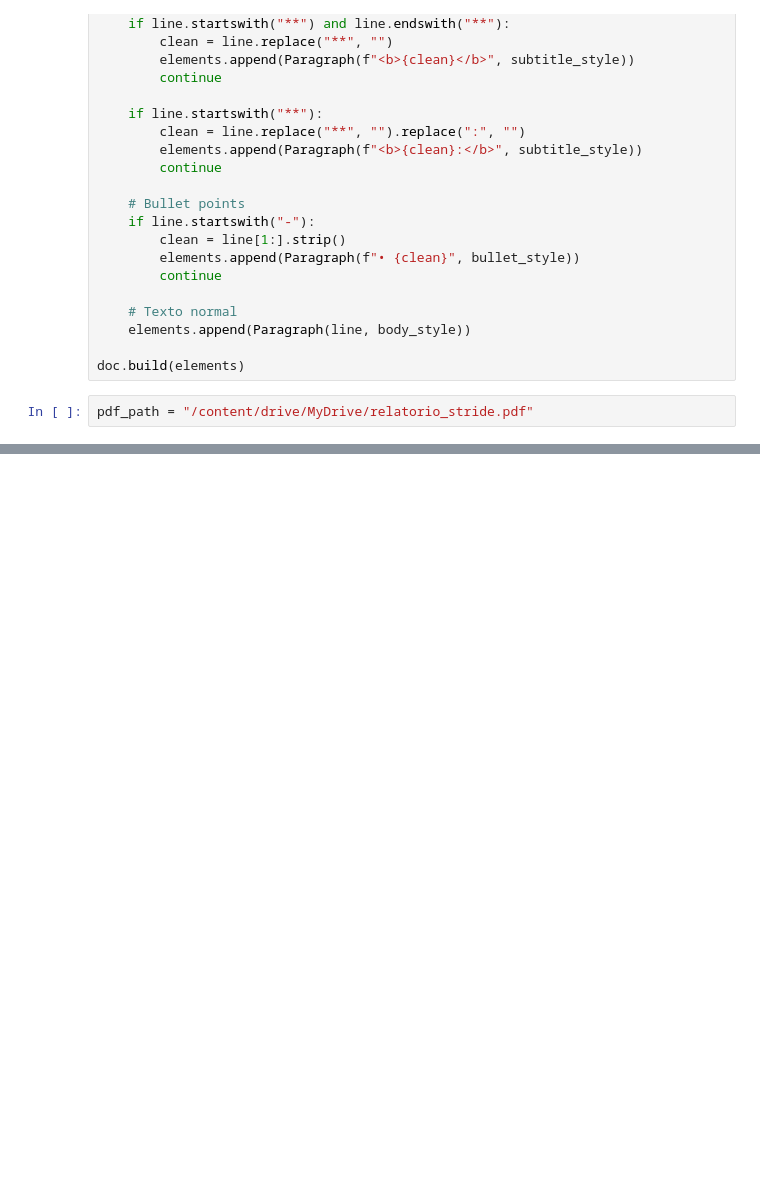
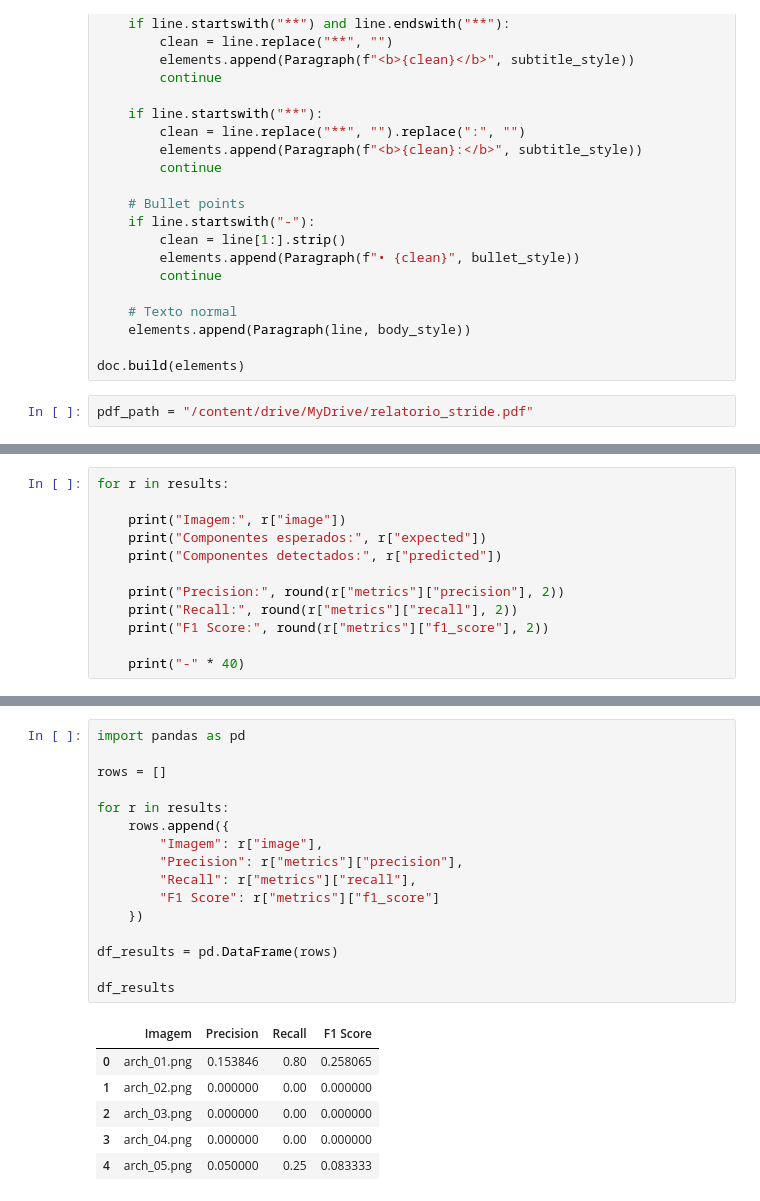
Before and after one commit to carolinampessoa/TechChallengeFase5, a Jupyter notebook: TechChallengeFase5.ipynb, the cells around one changed output, grey strips where cells are left out. Saved outputs shown, nothing was run; the diff lists cells and outputs as text; blank space fills up the shorter version.

```diff
--- a/TechChallengeFase5.ipynb
+++ b/TechChallengeFase5.ipynb
@@ -569,0 +704,12 @@ pdf_path = "/content/drive/MyDrive/relatorio_stride.pdf"
+# %%
+for r in results:
+
+    print("Imagem:", r["image"])
+    print("Componentes esperados:", r["expected"])
+    print("Componentes detectados:", r["predicted"])
+
+    print("Precision:", round(r["metrics"]["precision"], 2))
+    print("Recall:", round(r["metrics"]["recall"], 2))
+    print("F1 Score:", round(r["metrics"]["f1_score"], 2))
+
+    print("-" * 40)
@@ -570 +734,24 @@ pdf_path = "/content/drive/MyDrive/relatorio_stride.pdf"
+# %%
+import pandas as pd
+
+rows = []
+
+for r in results:
+    rows.append({
+        "Imagem": r["image"],
+        "Precision": r["metrics"]["precision"],
+        "Recall": r["metrics"]["recall"],
+        "F1 Score": r["metrics"]["f1_score"]
+    })
+
+df_results = pd.DataFrame(rows)
+
+df_results
+# %% [output]
+|  | Imagem | Precision | Recall | F1 Score |
+| 0 | arch_01.png | 0.153846 | 0.80 | 0.258065 |
+| 1 | arch_02.png | 0.000000 | 0.00 | 0.000000 |
+| 2 | arch_03.png | 0.000000 | 0.00 | 0.000000 |
+| 3 | arch_04.png | 0.000000 | 0.00 | 0.000000 |
+| 4 | arch_05.png | 0.050000 | 0.25 | 0.083333 |
 # %% [markdown]
```
Also changed, not shown: parts of 15 cells of this notebook.
